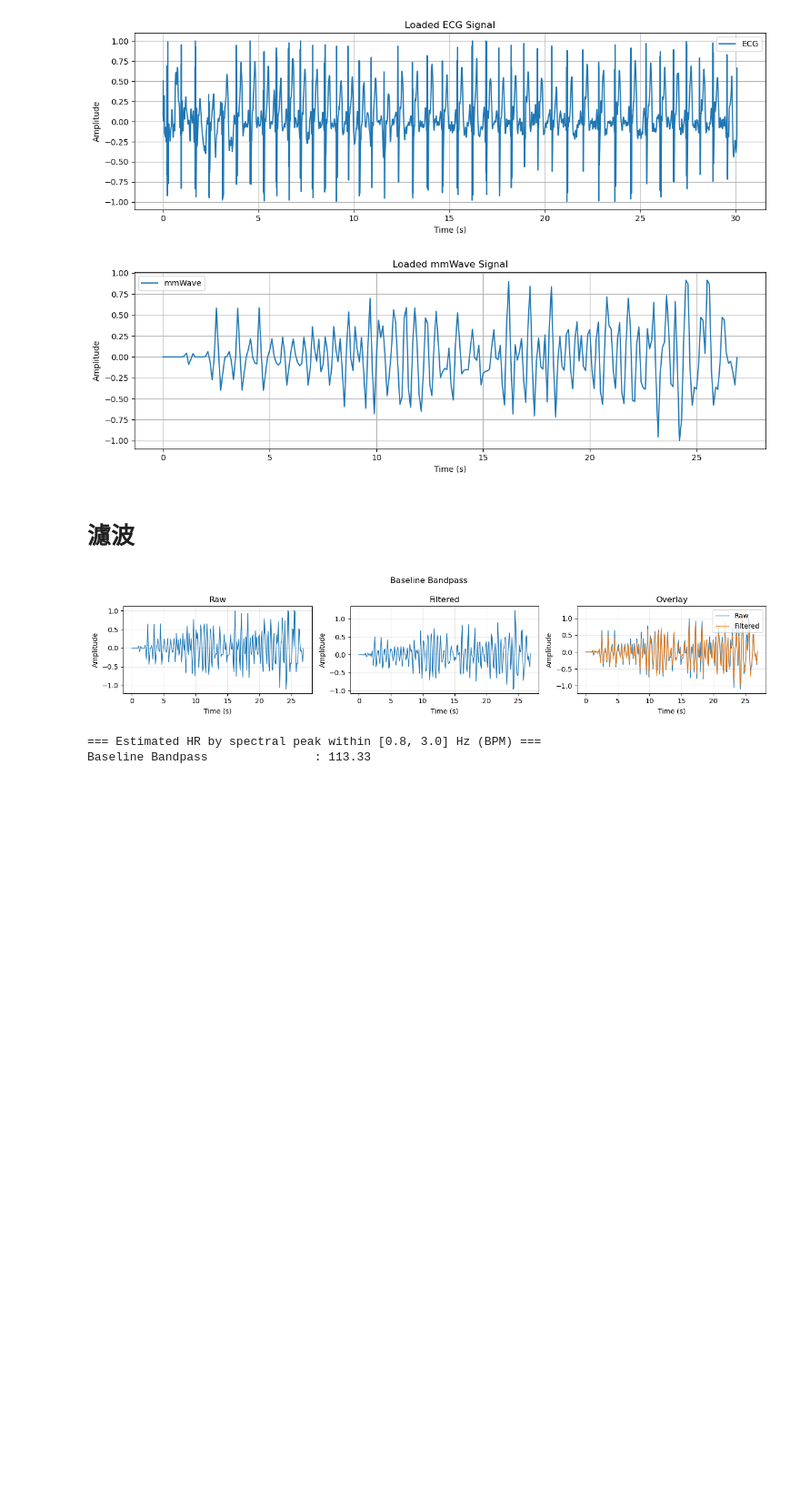
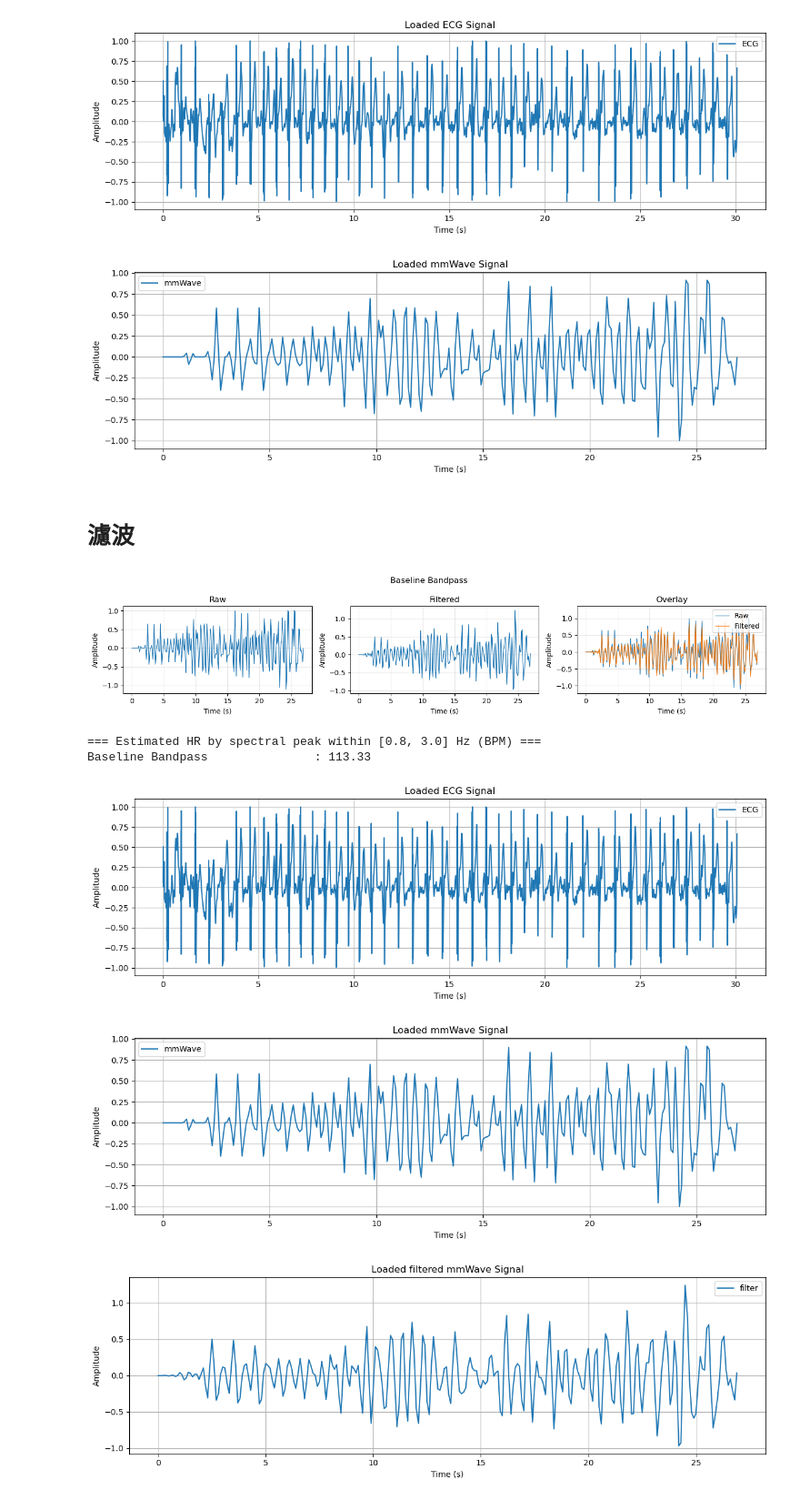
Before and after one commit to seannnnnn1017/radar-heartbeat-detection, a Jupyter notebook: 實驗區/strandard_process.ipynb, the cells around one changed output. Shown at 91% size. Drawn from its saved outputs; the diff is of its cells as text; code cells hidden in the pictures; blank space fills up the shorter version.

```diff
--- a/實驗區/strandard_process.ipynb
+++ b/實驗區/strandard_process.ipynb
@@ -11,7 +11,7 @@ FS_FALLBACK = 250.0                     # 若無時間欄，使用此取樣率
 
 def load_ecg_csv(path: str) -> Tuple[pd.DataFrame, float, str]:
     """
-    回傳: (df 只含 ['t_sec','ecg'], fs_Hz, info)
+    回傳: (df 只含 ['t_sec','wave'], fs_Hz, info)
     規則:
       - 若有 time/t/timestamp/sec/ms 等欄，嘗試判斷單位並換算成秒
       - 若沒有時間欄，用 FS_FALLBACK 與樣本索引建立時間
@@ -80,7 +80,7 @@ def load_ecg_csv(path: str) -> Tuple[pd.DataFrame, float, str]:
         ecg = pd.to_numeric(df0[first_col], errors='coerce').astype(float).values
         t_sec = np.arange(len(ecg)) / fs
 
-    df = pd.DataFrame({'t_sec': t_sec, 'ecg': ecg})
+    df = pd.DataFrame({'t_sec': t_sec, 'wave': ecg})
     return df, fs, '; '.join(info) if info else 'inferred automatically'
 
 
@@ -104,10 +104,10 @@ def normalize_ts(df: pd.DataFrame,
         out.insert(0, 't_sec', np.arange(len(out))*dt)
 
     # 只保留 t_sec + y 並統一命名
-    out = out[['t_sec', ycol]].rename(columns={ycol: 'ecg'}).copy()
+    out = out[['t_sec', ycol]].rename(columns={ycol: 'wave'}).copy()
 
     # 幅度歸一到 [-1, 1]
-    x = out['ecg'].astype(float).to_numpy()
+    x = out['wave'].astype(float).to_numpy()
     if amp_method == 'absmax':
         # 保零點，適合雙極性（ECG）
         s = np.nanmax(np.abs(x))
@@ -123,20 +123,20 @@ def normalize_ts(df: pd.DataFrame,
     else:
         raise ValueError("amp_method must be 'absmax' or 'minmax'.")
 
-    out['ecg'] = np.clip(x_norm, -1.0, 1.0)
+    out['wave'] = np.clip(x_norm, -1.0, 1.0)
     return out
 def pltot_fixed(df, title='Signal', label='sig'):
     import matplotlib.pyplot as plt
     plt.figure(figsize=(12,4))
-    plt.plot(df['t_sec'], df['ecg'], label=label)
+    plt.plot(df['t_sec'], df['wave'], label=label)
     plt.xlabel('Time (s)'); plt.ylabel('Amplitude'); plt.title(title)
     plt.grid(); plt.legend(); plt.tight_layout(); plt.show()
 
 def combine_plots(df1, df2, title='Combined Signals', label1='sig1', label2='sig2'):
     import matplotlib.pyplot as plt
     plt.figure(figsize=(12,4))
-    plt.plot(df1['t_sec'], df1['ecg'], label=label1)
-    plt.plot(df2['t_sec'], df2['ecg'], label=label2)
+    plt.plot(df1['t_sec'], df1['wave'], label=label1)
+    plt.plot(df2['t_sec'], df2['wave'], label=label2)
     plt.xlabel('Time (s)'); plt.ylabel('Amplitude'); plt.title(title)
     plt.grid(); plt.legend(); plt.tight_layout(); plt.show()
 # %%
@@ -534,7 +533,7 @@ def plot_triplet(t, x_raw, x_filt, title, overlay_alpha=0.9, ylims=None):
     plt.suptitle(title)
     plt.tight_layout()
     plt.show()
-    return pd.DataFrame(t,x_filt)
+    return pd.DataFrame({"t_sec":t,"wave":x_filt})
 
 # ===== 方法實作（中文註解）=====
 def method_bandpass(x, fs):
@@ -694,7 +693,7 @@ for name, fn, kw in methods:
         y = agc_rms(y, fs, target_rms=0.6, attack_ms=30, release_ms=200)
     if use_env_norm:
         y = envelope_norm(y, q=0.8)
-    plot_triplet(t, x, y, title=name, ylims=fixed_ylim)
+    filter_db=plot_triplet(t, x, y, title=name, ylims=fixed_ylim)
     break
 
 # ===== HR 粗估（英文輸出，便於對照）=====
@@ -712,3 +711,13 @@ for name, fn, kw in methods:
 [figure]
 === Estimated HR by spectral peak within [0.8, 3.0] Hz (BPM) ===
 Baseline Bandpass               : 113.33
+# %%
+df_ecg_fixed = normalize_ts(df_ecg, y_candidates=('wave',), dt=None)
+pltot_fixed(df_ecg_fixed, title='Loaded ECG Signal', label='ECG')
+df_mmv_fixed = normalize_ts(df_mmv, y_candidates=('mmv','mmwave','heartbeat','value','signal'), dt=0.1)
+pltot_fixed(df_mmv_fixed, title='Loaded mmWave Signal', label='mmWave')
+pltot_fixed(filter_db,title='Loaded filtered mmWave Signal', label='filter')
+# %% [output]
+[figure, added]
+[figure, added]
+[figure, added]
```
Also changed, not shown: parts of 5 cells of this notebook, 36 other files.
